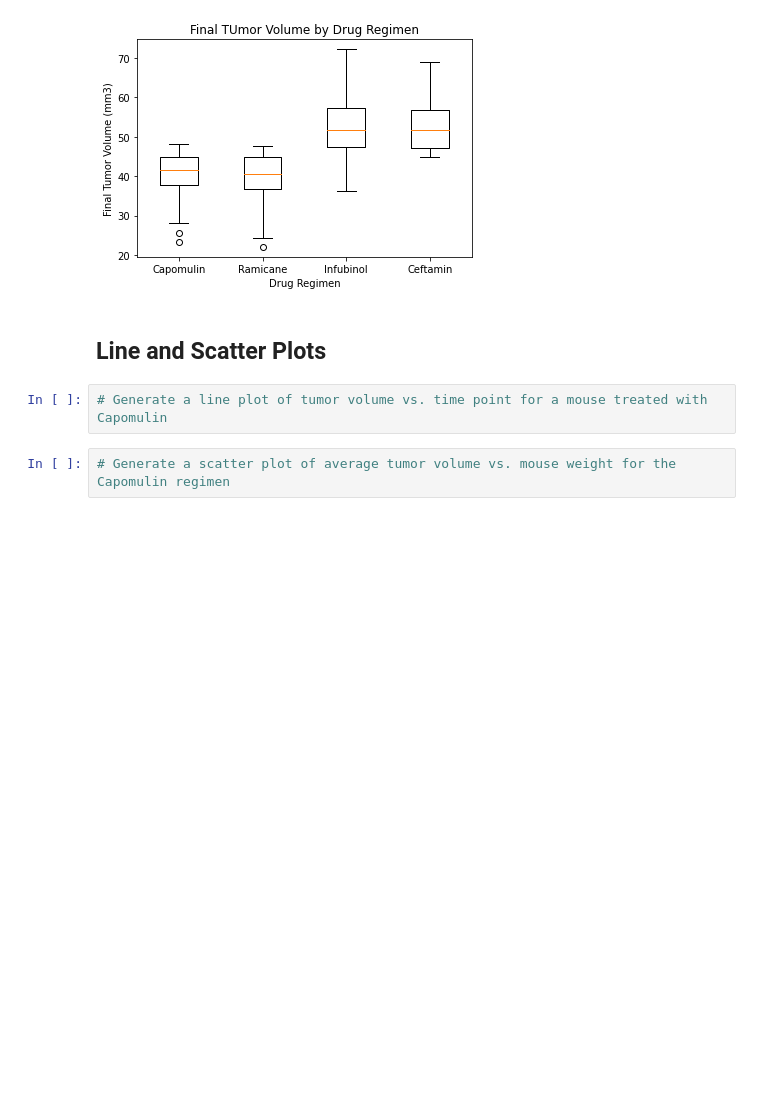
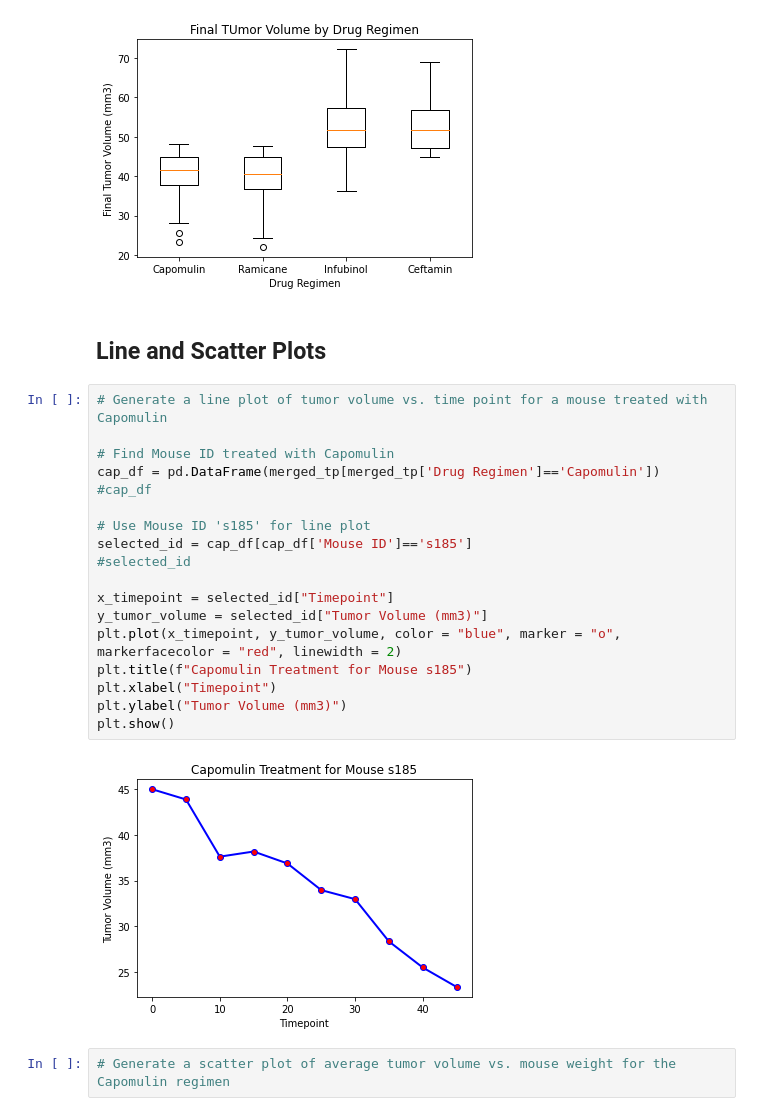
Before and after one commit to stefanyl/pymaceuticals-challenge, a Jupyter notebook: pymaceuticals_starter_hw.ipynb, the cells around one changed output. Drawn from its saved outputs; the diff is of its cells as text; blank space fills up the shorter version.

Commit message:
line plot done

```diff
--- a/pymaceuticals_starter_hw.ipynb
+++ b/pymaceuticals_starter_hw.ipynb
@@ -366,8 +366,26 @@ plt.show()
 [figure]
 # %% [markdown]
 ## Line and Scatter Plots
-# %%
-# Generate a line plot of tumor volume vs. time point for a mouse treated with Capomulin
+# %%
+# Generate a line plot of tumor volume vs. time point for a mouse treated with Capomulin
+
+# Find Mouse ID treated with Capomulin
+cap_df = pd.DataFrame(merged_tp[merged_tp['Drug Regimen']=='Capomulin'])
+#cap_df
+
+# Use Mouse ID 's185' for line plot
+selected_id = cap_df[cap_df['Mouse ID']=='s185']
+#selected_id
+
+x_timepoint = selected_id["Timepoint"]
+y_tumor_volume = selected_id["Tumor Volume (mm3)"]
+plt.plot(x_timepoint, y_tumor_volume, color = "blue", marker = "o", markerfacecolor = "red", linewidth = 2)
+plt.title(f"Capomulin Treatment for Mouse s185")
+plt.xlabel("Timepoint")
+plt.ylabel("Tumor Volume (mm3)")
+plt.show()
+# %% [output]
+[figure, added]
 # %%
 # Generate a scatter plot of average tumor volume vs. mouse weight for the Capomulin regimen
 # %% [markdown]
```
